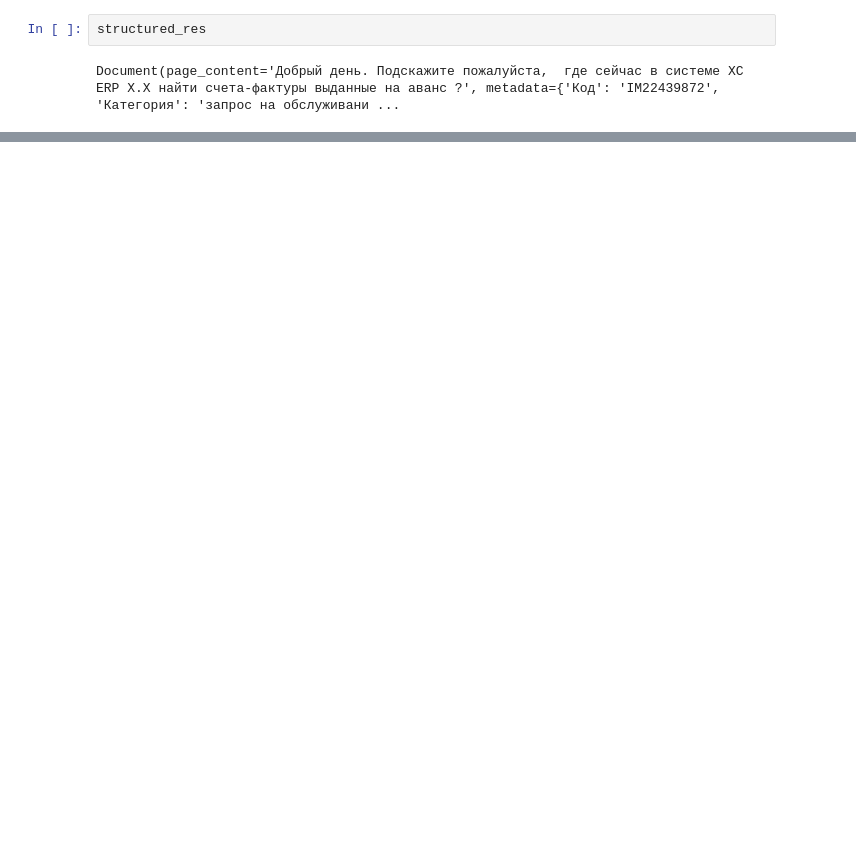
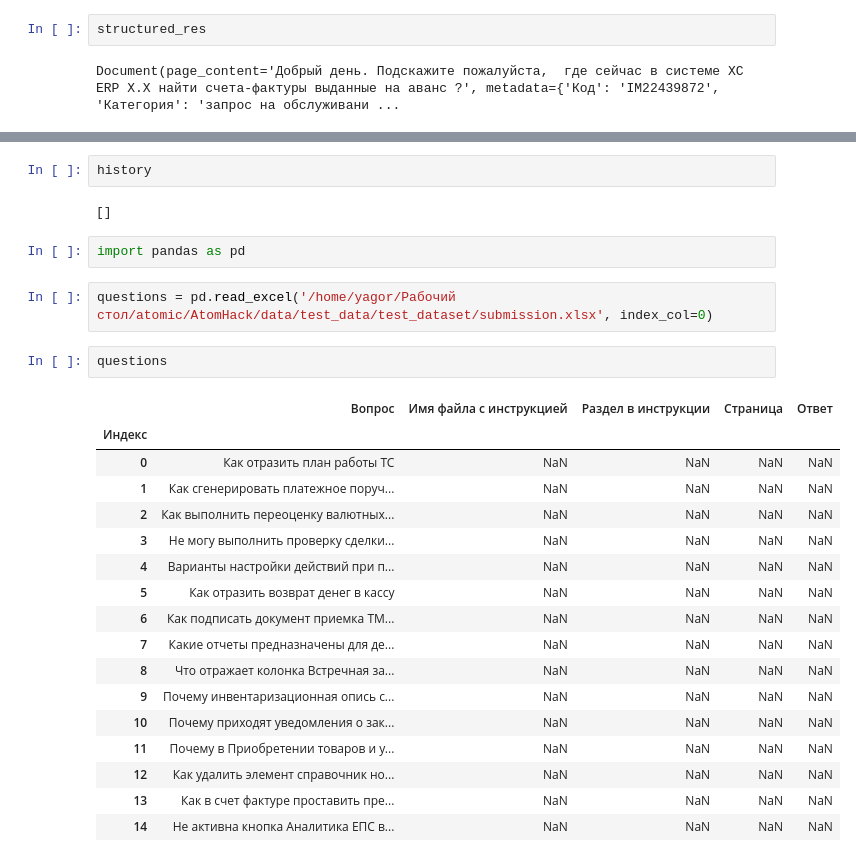
Before and after one commit to Yagorka/AtomHack, a Jupyter notebook: app/app.ipynb, the cells around one changed output, grey strips where cells are left out. Cells and saved outputs as stored; diff of their text form; blank space fills up the shorter version.

```diff
--- a/app/app.ipynb
+++ b/app/app.ipynb
@@ -166,0 +248,28 @@ page_content='Добрый день. Подскажите пожалуйста,
+# %%
+history
+# %% [output]
+[]
+# %%
+import pandas as pd
+# %%
+questions = pd.read_excel('/home/yagor/Рабочий стол/atomic/AtomHack/data/test_data/test_dataset/submission.xlsx', index_col=0)
+# %%
+questions
+# %% [output]
+|  | Вопрос | Имя файла с инструкцией | Раздел в инструкции | Страница | Ответ |
+| Индекс |  |  |  |  |  |
+| 0 | Как отразить план работы ТС | NaN | NaN | NaN | NaN |
+| 1 | Как сгенерировать платежное поруч... | NaN | NaN | NaN | NaN |
+| 2 | Как выполнить переоценку валютных... | NaN | NaN | NaN | NaN |
+| 3 | Не могу выполнить проверку сделки... | NaN | NaN | NaN | NaN |
+| 4 | Варианты настройки действий при п... | NaN | NaN | NaN | NaN |
+| 5 | Как отразить возврат денег в кассу | NaN | NaN | NaN | NaN |
+| 6 | Как подписать документ приемка ТМ... | NaN | NaN | NaN | NaN |
+| 7 | Какие отчеты предназначены для де... | NaN | NaN | NaN | NaN |
+| 8 | Что отражает колонка Встречная за... | NaN | NaN | NaN | NaN |
+| 9 | Почему инвентаризационная опись с... | NaN | NaN | NaN | NaN |
+| 10 | Почему приходят уведомления о зак... | NaN | NaN | NaN | NaN |
+| 11 | Почему в Приобретении товаров и у... | NaN | NaN | NaN | NaN |
+| 12 | Как удалить элемент справочник но... | NaN | NaN | NaN | NaN |
+| 13 | Как в счет фактуре проставить пре... | NaN | NaN | NaN | NaN |
+| 14 | Не активна кнопка Аналитика ЕПС в... | NaN | NaN | NaN | NaN |
```
Also changed, not shown: parts of 29 cells of this notebook, 5 other files.
